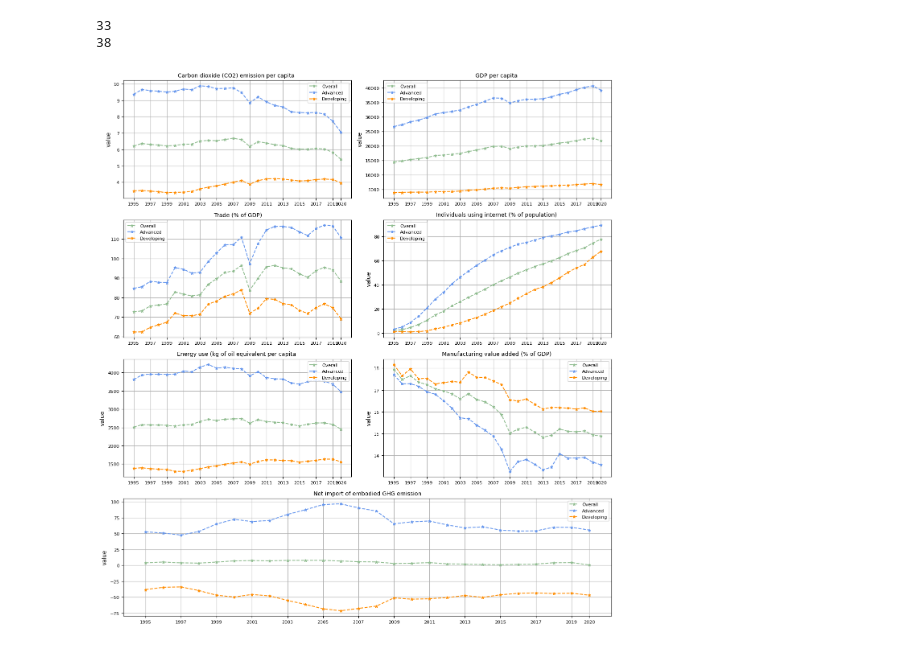
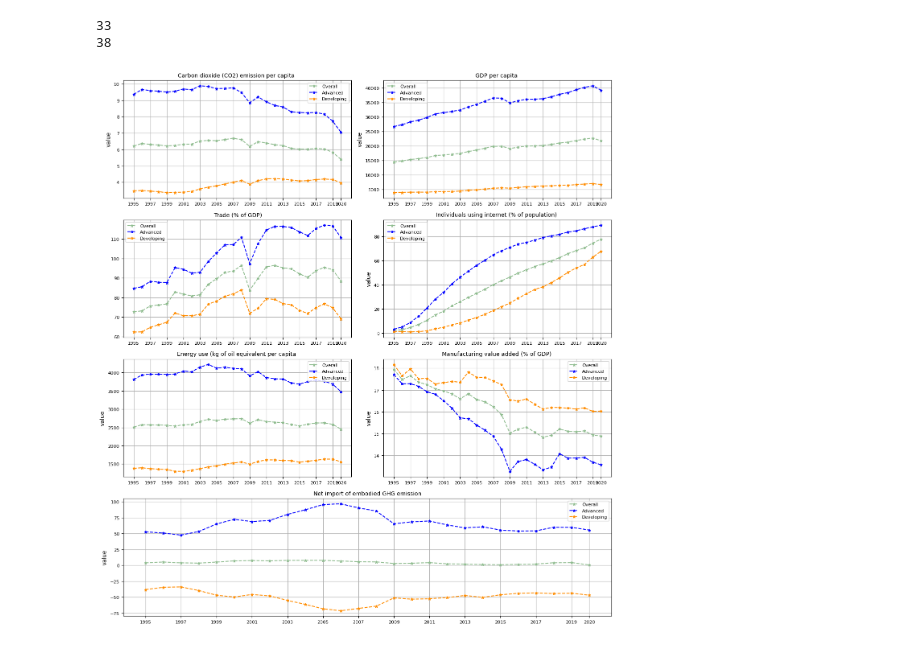
Before and after one commit to TAD600/Trading_Pollution, a Jupyter notebook: 01_preparing_&_analysis/01_preparing.ipynb, the cells around one changed output. Saved outputs shown, nothing was run; the diff lists cells and outputs as text; code cells hidden in the pictures.

```diff
--- a/01_preparing_&_analysis/01_preparing.ipynb
+++ b/01_preparing_&_analysis/01_preparing.ipynb
@@ -1605,8 +1604,9 @@ ax30 = fig.add_subplot(gs[3, :])
 
 # Plot 1: per capita CO2 emission
 ax00.plot(trend["TIME_PERIOD"], trend["co2"], label="co2", marker='*', markersize = 5, linestyle = "dashed", color = 'darkseagreen')
-ax00.plot(dev_trend["TIME_PERIOD"], dev_trend["co2"], label="co2", marker='*', markersize = 5, linestyle = "dashed", color = 'cornflowerblue')
+ax00.plot(dev_trend["TIME_PERIOD"], dev_trend["co2"], label="co2", marker='*', markersize = 5, linestyle = "dashed", color = 'blue')
 ax00.plot(ding_trend["TIME_PERIOD"], ding_trend["co2"], label="co2", marker='*', markersize = 5, linestyle = "dashed", color = 'darkorange')
+ax00.plot(linewidth = 5)
 ax00.set_title("Carbon dioxide (CO2) emission per capita ", fontsize = 10)
 ax00.set_ylabel("value", fontsize = 10)
 ax00.set_xticks([1995, 1997, 1999, 2001, 2003, 2005, 2007, 2009, 2011, 2013, 2015, 2017, 2019, 2020])
@@ -1617,7 +1617,7 @@ ax00.legend(['Overall', 'Advanced', 'Developing'], fontsize=8)
 
 # Plot 2: GDP per capita
 ax01.plot(trend["TIME_PERIOD"], trend["gdp_pct"], label="gdp_pct (Trend)", marker='*', markersize = 5, linestyle = "dashed", color = 'darkseagreen')
-ax01.plot(dev_trend["TIME_PERIOD"], dev_trend["gdp_pct"], label="gdp_pct (Dev)", marker='*', markersize = 5, linestyle = "dashed", color = 'cornflowerblue')
+ax01.plot(dev_trend["TIME_PERIOD"], dev_trend["gdp_pct"], label="gdp_pct (Dev)", marker='*', markersize = 5, linestyle = "dashed", color = 'blue')
 ax01.plot(ding_trend["TIME_PERIOD"], ding_trend["gdp_pct"], label="gdp_pct (Ding)", marker='*', markersize = 5, linestyle = "dashed", color = 'darkorange')
 ax01.set_title("GDP per capita ", fontsize = 10)
 ax01.set_ylabel("value", fontsize = 10)
@@ -1629,7 +1629,7 @@ ax01.legend(['Overall', 'Advanced', 'Developing'], fontsize=8)
 
 # Plot 3: Trade Openness
 ax10.plot(trend["TIME_PERIOD"], trend["trade_openness"], label="trade_openness (Trend)", marker='*', markersize = 5, linestyle = "dashed", color = 'darkseagreen')
-ax10.plot(dev_trend["TIME_PERIOD"], dev_trend["trade_openness"], label="trade_openness (Dev)", marker='*', markersize = 5, linestyle = "dashed", color = 'cornflowerblue')
+ax10.plot(dev_trend["TIME_PERIOD"], dev_trend["trade_openness"], label="trade_openness (Dev)", marker='*', markersize = 5, linestyle = "dashed", color = 'blue')
 ax10.plot(ding_trend["TIME_PERIOD"], ding_trend["trade_openness"], label="trade_openness (Ding)", marker='*', markersize = 5, linestyle = "dashed", color = 'darkorange')
 ax10.set_title(" Trade (% of GDP)", fontsize  = 10)
 ax01.set_ylabel("value", fontsize = 10)
@@ -1641,7 +1641,7 @@ ax10.legend(['Overall', 'Advanced', 'Developing'], fontsize=8)
 
 # Plot 4: Internet Penetration
 ax11.plot(trend["TIME_PERIOD"], trend["internet"], label="internet", marker='*', markersize = 5, linestyle = "dashed", color = 'darkseagreen')
-ax11.plot(dev_trend["TIME_PERIOD"], dev_trend["internet"], label="internet", marker='*', markersize = 5, linestyle = "dashed", color = 'cornflowerblue')
+ax11.plot(dev_trend["TIME_PERIOD"], dev_trend["internet"], label="internet", marker='*', markersize = 5, linestyle = "dashed", color = 'blue')
 ax11.plot(ding_trend["TIME_PERIOD"], ding_trend["internet"], label="internet", marker='*', markersize = 5, linestyle = "dashed", color = 'darkorange')
 ax11.set_title("Individuals using internet (% of population) ", fontsize = 10)
 ax11.set_ylabel("value", fontsize = 10)
@@ -1653,7 +1653,7 @@ ax11.legend(['Overall', 'Advanced', 'Developing'], fontsize=8)
 
 # Plot 5: Energy Intensisty
 ax20.plot(trend["TIME_PERIOD"], trend["energy"], label="energy", marker='*', markersize = 5, linestyle = "dashed", color = 'darkseagreen')
-ax20.plot(dev_trend["TIME_PERIOD"], dev_trend["energy"], label="energy", marker='*', markersize = 5, linestyle = "dashed", color = 'cornflowerblue')
+ax20.plot(dev_trend["TIME_PERIOD"], dev_trend["energy"], label="energy", marker='*', markersize = 5, linestyle = "dashed", color = 'blue')
 ax20.plot(ding_trend["TIME_PERIOD"], ding_trend["energy"], label="energy", marker='*', markersize = 5, linestyle = "dashed", color = 'darkorange')
 ax20.set_title("Energy use (kg of oil equivalent per capita ", fontsize = 10)
 ax20.set_ylabel("value", fontsize = 10)
@@ -1661,37 +1661,37 @@ ax20.set_xticks([1995, 1997, 1999, 2001, 2003, 2005, 2007, 2009, 2011, 2013, 201
 ax20.tick_params(axis='x', labelsize = 8)
 ax20.tick_params(axis='y', labelsize = 8)
 ax20.grid(True)
 ax20.legend(['Overall', 'Advanced', 'Developing'], fontsize=8)
 
 # Plot 6: Manufacturing share of GDP
 ax21.plot(trend["TIME_PERIOD"], trend["manufacturing"], label="manufacturing", marker='*', markersize = 5, linestyle = "dashed", color = 'darkseagreen')
-ax21.plot(dev_trend["TIME_PERIOD"], dev_trend["manufacturing"], label="manufacturing", marker='*', markersize = 5, linestyle = "dashed", color = 'cornflowerblue')
+ax21.plot(dev_trend["TIME_PERIOD"], dev_trend["manufacturing"], label="manufacturing", marker='*', markersize = 5, linestyle = "dashed", color = 'blue')
 ax21.plot(ding_trend["TIME_PERIOD"], ding_trend["manufacturing"], label="manufacturing", marker='*', markersize = 5, linestyle = "dashed", color = 'darkorange')
 ax21.set_title("Manufacturing value added (% of GDP) ", fontsize = 10)
 #axes[0].set_xlabel("Year", fontsize = 7)
 ax21.set_ylabel("value", fontsize = 10)
 ax21.set_xticks([1995, 1997, 1999, 2001, 2003, 2005, 2007, 2009, 2011, 2013, 2015, 2017, 2019, 2020])
 ax21.tick_params(axis='x', labelsize = 8)
 ax21.tick_params(axis='y', labelsize = 8)
 ax21.grid(True)
 ax21.legend(['Overall', 'Advanced', 'Developing'], fontsize=8)
 
 # Plot 7: Net import of embodied GHG emission
 ax30.plot(trend["TIME_PERIOD"], trend["net_imp"], label="GHG outsourcing (Trend)", marker='*', markersize = 5, linestyle = "dashed", color = 'darkseagreen')
-ax30.plot(dev_trend["TIME_PERIOD"], dev_trend["net_imp"], label="GHG outsourcing (Dev)", marker='*', markersize = 5, linestyle = "dashed", color = 'cornflowerblue')
+ax30.plot(dev_trend["TIME_PERIOD"], dev_trend["net_imp"], label="GHG outsourcing (Dev)", marker='*', markersize = 5, linestyle = "dashed", color = 'blue')
 ax30.plot(ding_trend["TIME_PERIOD"], ding_trend["net_imp"], label="GHG outsourcing (Ding)", marker='*', markersize = 5, linestyle = "dashed", color = 'darkorange')
 ax30.set_title("Net import of embodied GHG emission", fontsize = 10)
 ax30.set_ylabel("value", fontsize = 10)
 ax30.set_xticks([1995, 1997, 1999, 2001, 2003, 2005, 2007, 2009, 2011, 2013, 2015, 2017, 2019, 2020])
 ax30.tick_params(axis='x', labelsize = 8)
 ax30.tick_params(axis='y', labelsize = 8)
 ax30.grid(True)
 ax30.legend(['Overall', 'Advanced', 'Developing'], fontsize=8)
 plt.tight_layout()
 
-#fig.savefig('../plots/Fig1.tiff', format="tiff")
+fig.savefig('../plots/Fig1.tiff', format="tiff")
 # %% [output]
-[figure, old version]
+[figure, new version]
 # %%
 t = pd.read_csv("../data/cleaned/pollution_trade.csv")
 # %%
```
Also changed, not shown: parts of 4 cells of this notebook, 5 other files.
